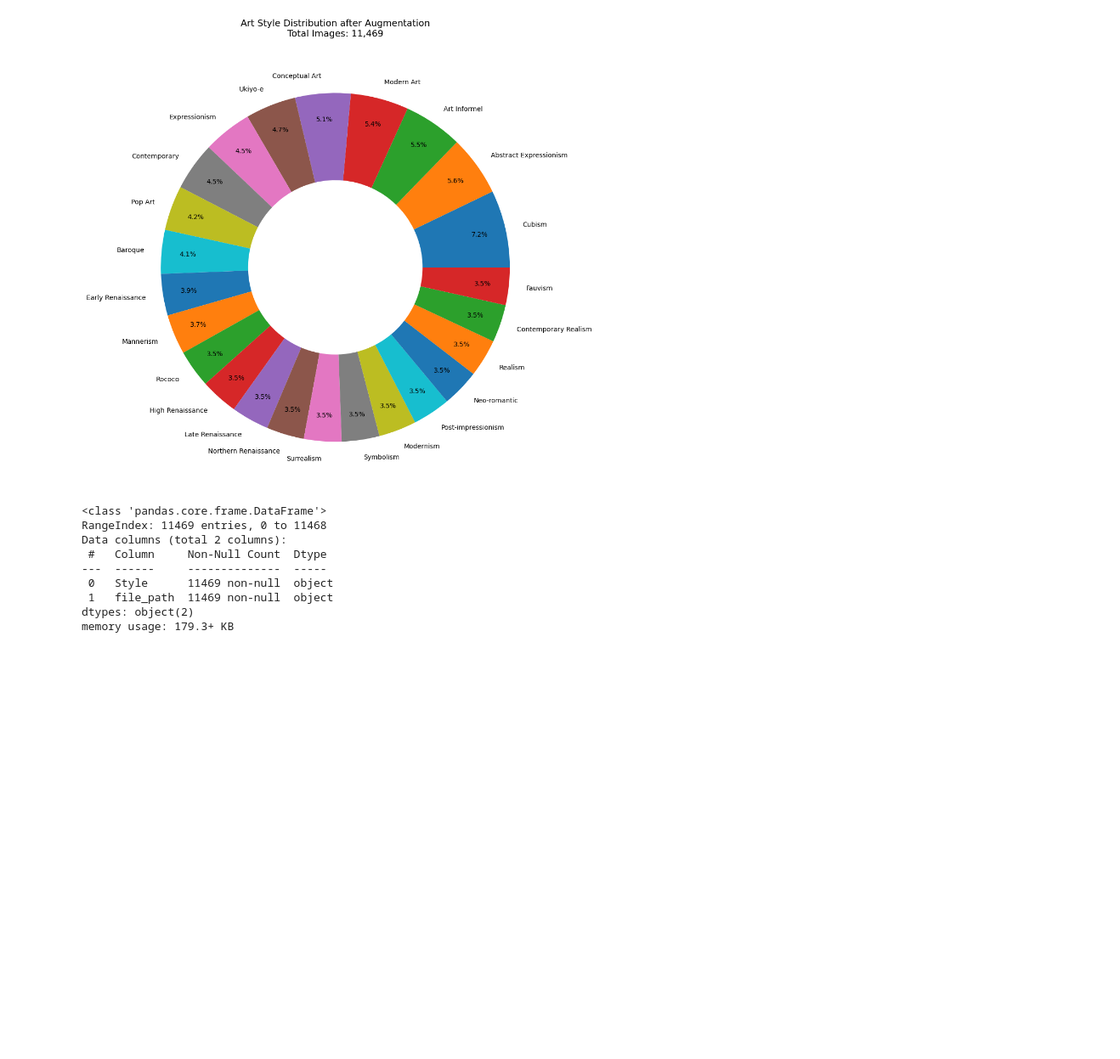
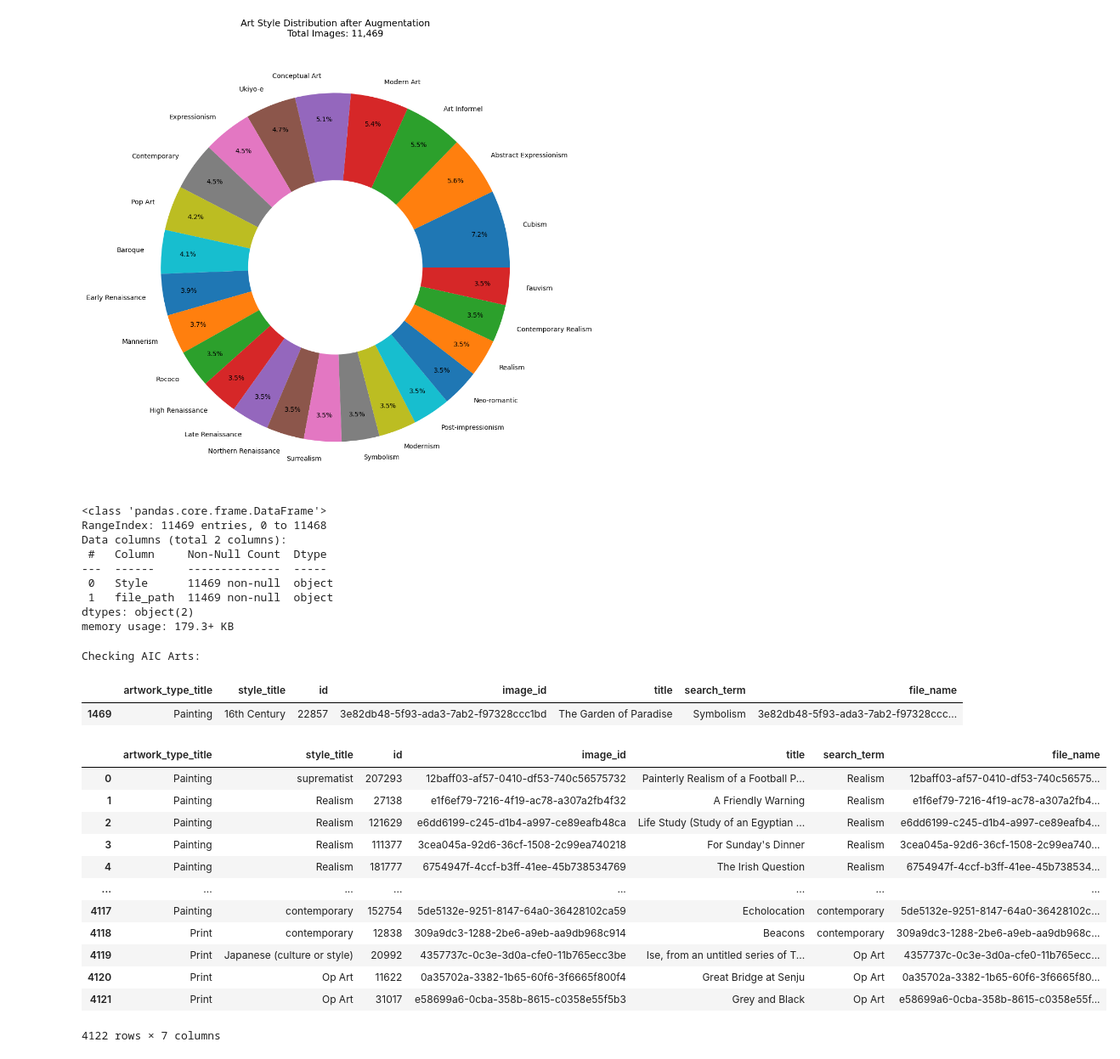
Before and after one commit to piiop/final_project, a Jupyter notebook: eda_and_image_preprocessing.ipynb, the cells around one changed output. Shown at 85% size. Cells and saved outputs as stored; diff of their text form; code cells hidden in the pictures; blank space fills up the shorter version.

```diff
--- a/eda_and_image_preprocessing.ipynb
+++ b/eda_and_image_preprocessing.ipynb
@@ -733,3 +733,27 @@ dtypes: object(2)
 memory usage: 179.3+ KB
 # %%
 imgs_filtered.to_csv('training_imageset.csv', index=False)
+# %%
+# Check in aic_art_imgs
+print("Checking AIC Arts:")
+display(aic_art_imgs[aic_art_imgs['image_id'] == '3e82db48-5f93-ada3-7ab2-f97328ccc1bd'])
+# %% [output]
+Checking AIC Arts:
+|  | artwork_type_title | style_title | id | image_id | title | search_term | file_name |
+| 1469 | Painting | 16th Century | 22857 | 3e82db48-5f93-ada3-7ab2-f97328ccc1bd | The Garden of Paradise | Symbolism | 3e82db48-5f93-ada3-7ab2-f97328ccc... |
+# %%
+aic_art_imgs
+# %% [output]
+|  | artwork_type_title | style_title | id | image_id | title | search_term | file_name |
+| 0 | Painting | suprematist | 207293 | 12baff03-af57-0410-df53-740c56575732 | Painterly Realism of a Football P... | Realism | 12baff03-af57-0410-df53-740c56575... |
+| 1 | Painting | Realism | 27138 | e1f6ef79-7216-4f19-ac78-a307a2fb4f32 | A Friendly Warning | Realism | e1f6ef79-7216-4f19-ac78-a307a2fb4... |
+| 2 | Painting | Realism | 121629 | e6dd6199-c245-d1b4-a997-ce89eafb48ca | Life Study (Study of an Egyptian ... | Realism | e6dd6199-c245-d1b4-a997-ce89eafb4... |
+| 3 | Painting | Realism | 111377 | 3cea045a-92d6-36cf-1508-2c99ea740218 | For Sunday's Dinner | Realism | 3cea045a-92d6-36cf-1508-2c99ea740... |
+| 4 | Painting | Realism | 181777 | 6754947f-4ccf-b3ff-41ee-45b738534769 | The Irish Question | Realism | 6754947f-4ccf-b3ff-41ee-45b738534... |
+| ... | ... | ... | ... | ... | ... | ... | ... |
+| 4117 | Painting | contemporary | 152754 | 5de5132e-9251-8147-64a0-36428102ca59 | Echolocation | contemporary | 5de5132e-9251-8147-64a0-36428102c... |
+| 4118 | Print | contemporary | 12838 | 309a9dc3-1288-2be6-a9eb-aa9db968c914 | Beacons | contemporary | 309a9dc3-1288-2be6-a9eb-aa9db968c... |
+| 4119 | Print | Japanese (culture or style) | 20992 | 4357737c-0c3e-3d0a-cfe0-11b765ecc3be | Ise, from an untitled series of T... | Op Art | 4357737c-0c3e-3d0a-cfe0-11b765ecc... |
+| 4120 | Print | Op Art | 11622 | 0a35702a-3382-1b65-60f6-3f6665f800f4 | Great Bridge at Senju | Op Art | 0a35702a-3382-1b65-60f6-3f6665f80... |
+| 4121 | Print | Op Art | 31017 | e58699a6-0cba-358b-8615-c0358e55f5b3 | Grey and Black | Op Art | e58699a6-0cba-358b-8615-c0358e55f... |
+4122 rows × 7 columns
```
Also changed, not shown: parts of 1 cell of this notebook, 22 other files.
